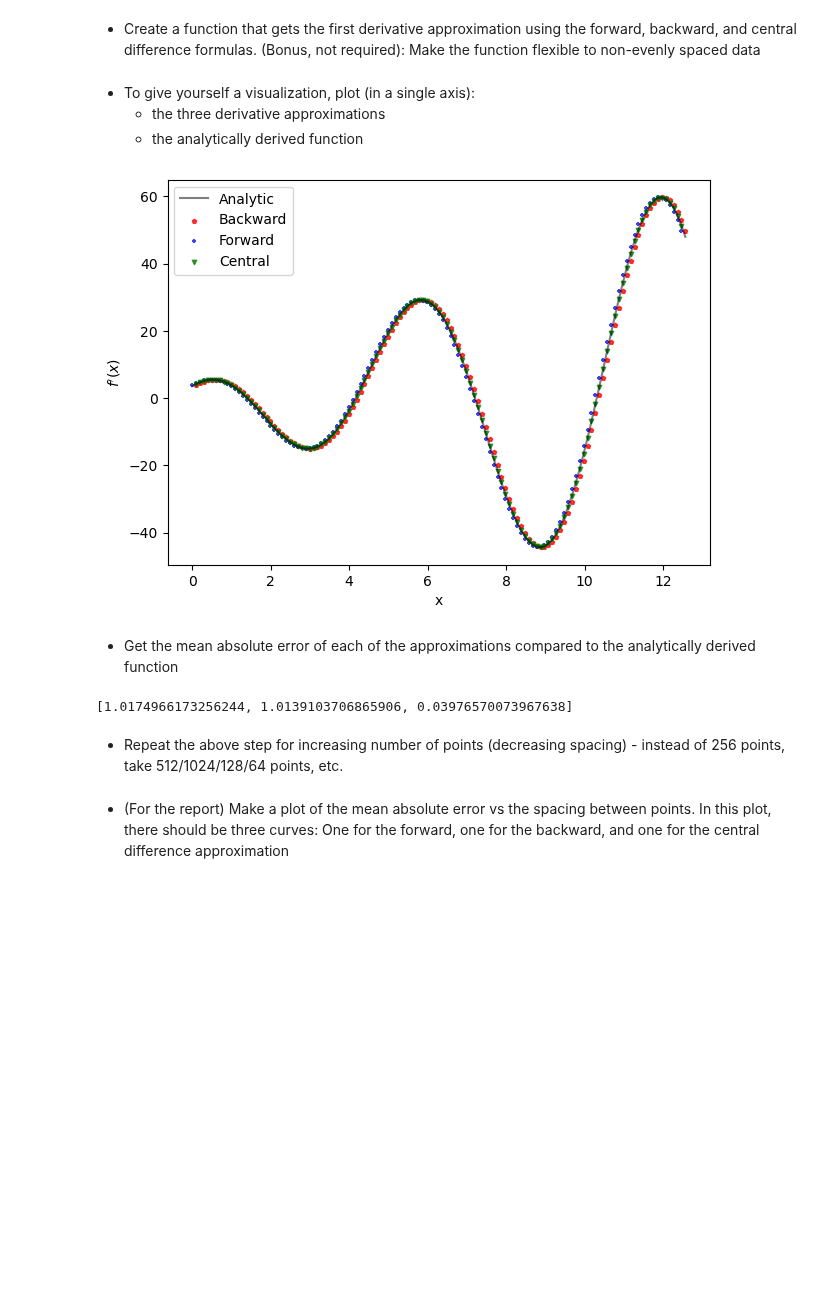
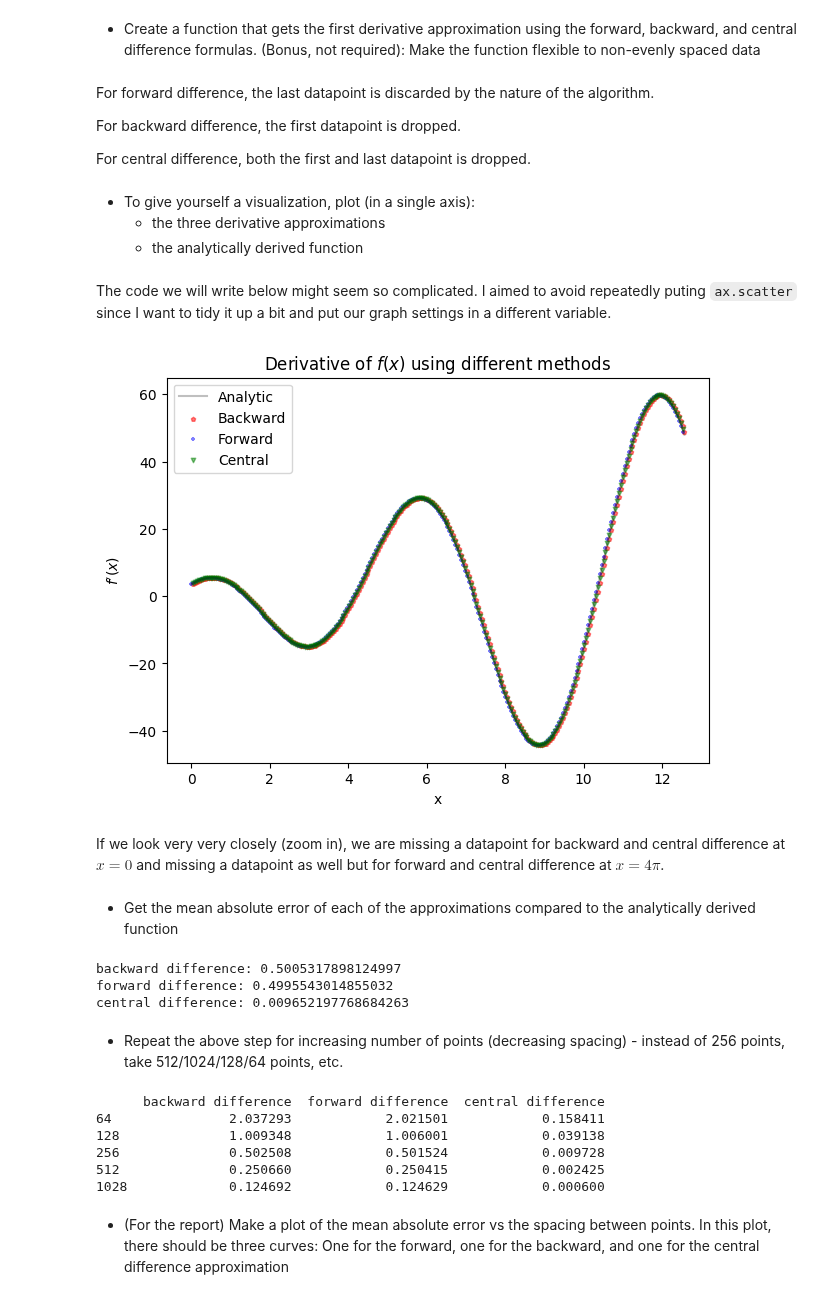
Before and after one commit to CJ4ke/AP155_TX1_1sAY2627, a Jupyter notebook: Rivera/Exercise 4/4Derivatives_RIVERA.ipynb, the cells around one changed output. Drawn from its saved outputs; the diff is of its cells as text; code cells hidden in the pictures; blank space fills up the shorter version.

```diff
--- a/Rivera/Exercise 4/4Derivatives_RIVERA.ipynb
+++ b/Rivera/Exercise 4/4Derivatives_RIVERA.ipynb
@@ -76,7 +83,7 @@ def analytic_diff(x):
 def f(x):
     return 2 + 5*x*np.sin(1*x+np.pi/4)
 
-x = np.linspace(0, 4*np.pi, 127)
+x = np.linspace(0, 4*np.pi, 257)
 y = f(x)
 
 fig, ax = plt.subplots(figsize = (7,5))
@@ -84,6 +91,6 @@ ax.plot(x, y)
 ax.set_title(r"$2 + 5x\sin\left(x + \frac{\pi}{4}\right)$")
 ax.set_ylabel("$f(x)$")
 ax.set_xlabel("x")
-fig.show()
+plt.show()
 fig.savefig('f_x.png')
 # %% [output]
@@ -112,33 +120,52 @@ def central_diff(x=x, f=f):
+# %% [markdown]
+For forward difference, the last datapoint is discarded by the nature of the algorithm.
+
+For backward difference, the first datapoint is dropped.
+
+For central difference, both the first and last datapoint is dropped.
 # %% [markdown]
 - To give yourself a visualization, plot (in a single axis):
   - the three derivative approximations
   - the analytically derived function
+# %% [markdown]
+The code we will write below might seem so complicated. I aimed to avoid repeatedly puting `ax.scatter` since I want to tidy it up a bit and put our graph settings in a different variable.
 # %%
 f_prime_back = backward_diff(x, f)
 f_prime_forw = forward_diff(x, f)
 f_prime_centre = central_diff(x, f)
 f_prime_analytic = analytic_diff(x)
 
-derivatives = [(backward_diff, "red", 0.75, "p", "Backward", slice(1, None)),
-               (forward_diff, "blue", 0.75, "+", "Forward", slice(0,-1)),
-               (central_diff, "green", 0.75, "v", "Central", slice(1,-1))]
+# set up plot settings
+derivatives = [(backward_diff, "red", 0.5, "p", "Backward", slice(1, None)),
+               (forward_diff, "blue", 0.5, "+", "Forward", slice(0,-1)),
+               (central_diff, "green", 0.5, "v", "Central", slice(1,-1))]
 
 size = 10
 fig, ax = plt.subplots(figsize = (7,5))
-ax.plot(x, f_prime_analytic, c="black", alpha=0.5, label="Analytic")
-for method, color, alpha, marker, label, slic in derivatives:
+ax.plot(x, f_prime_analytic, c="black", alpha=0.25, label="Analytic")
+for method, color, alpha, marker, label, slic in derivatives: # iterate through the settings
     x_s = x
     ax.scatter(x_s[slic], method(x, f), c=color, alpha=alpha, s=size, marker=marker, label=label)
 
 ax.legend()
+ax.set_title(r"Derivative of $f(x)$ using different methods")
 ax.set_ylabel("$f'(x)$")
 ax.set_xlabel("x")
 plt.show()
 # %% [output]
-[figure, old version]
+[figure, new version]
+# %% [markdown]
+If we look very very closely (zoom in), we are missing a datapoint for backward and central difference at $x=0$ and missing a datapoint as well but for forward and central difference at $x=4\pi$.
 # %% [markdown]
 - Get the mean absolute error of each of the approximations compared to the analytically derived function
 # %%
+"""
+explanation ng code:
+because i want to save space (and practice being comfortable with this), we pack our
+settings into a list of tuples in the ff. format: (method, slicing technique)
+we then iterate this when computing the mean average value
+"""
+
 diff = [(backward_diff, slice(1, None)), (forward_diff, slice(0,-1)), (central_diff, slice(1,-1))]
 
 def calculate_mae(x, f, diff):
@@ -152,6 +179,11 @@ def calculate_mae(x, f, diff):
     return may_array
 
 maes = calculate_mae(x,f,diff)
-maes
+mae_label = ["backward difference", "forward difference", "central difference"]
+
+for label, mae_row in zip(mae_label, maes):
+    print(f"{label}: {mae_row}") # lets print it
 # %% [output]
-[1.0174966173256244, 1.0139103706865906, 0.03976570073967638]
+backward difference: 0.5005317898124997
+forward difference: 0.4995543014855032
+central difference: 0.009652197768684263
@@ -174,4 +190,26 @@ print(resolution)
 # %% [markdown]
 - Repeat the above step for increasing number of points (decreasing spacing) - instead of 256 points, take 512/1024/128/64 points, etc.
+# %%
+import pandas as pd # lets use pandas to put this in a table
+
+resolution = np.array([64, 128, 256, 512, 1028])
+
+mga_MAE = [] # putting our mae's here
+
+for res in resolution:
+    x = np.linspace(0, 4*np.pi, res)
+    y = analytic_diff(x)
+    maes = calculate_mae(x, f, diff)
+    mga_MAE.append(maes)
+
+df = pd.DataFrame(mga_MAE, index = resolution, columns = mae_label)
+print(df)
+# %% [output]
+      backward difference  forward difference  central difference
+64               2.037293            2.021501            0.158411
+128              1.009348            1.006001            0.039138
+256              0.502508            0.501524            0.009728
+512              0.250660            0.250415            0.002425
+1028             0.124692            0.124629            0.000600
 # %% [markdown]
 - (For the report) Make a plot of the mean absolute error vs the spacing between points. In this plot, there should be three curves: One for the forward, one for the backward, and one for the central difference approximation
```
Also changed, not shown: parts of 10 cells of this notebook, 2 other files.
